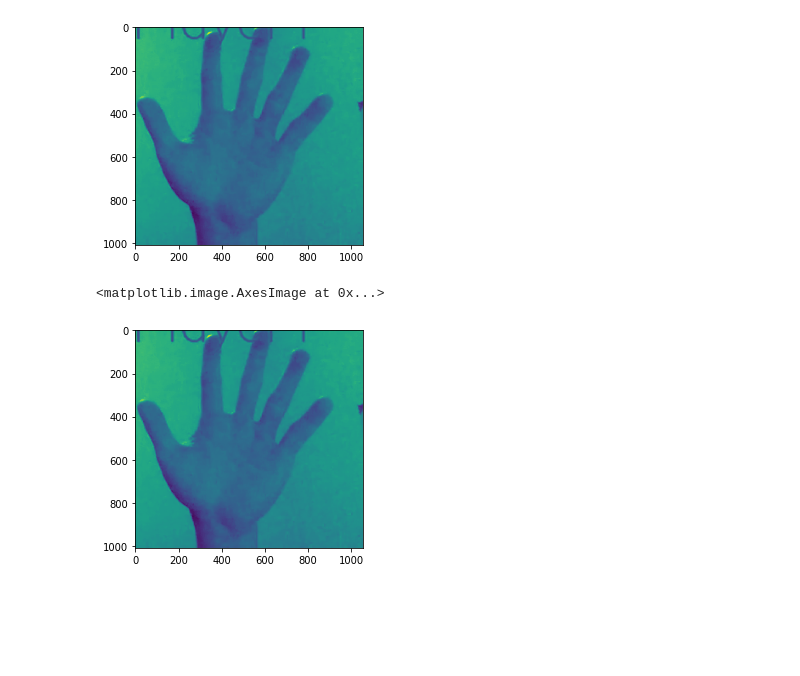
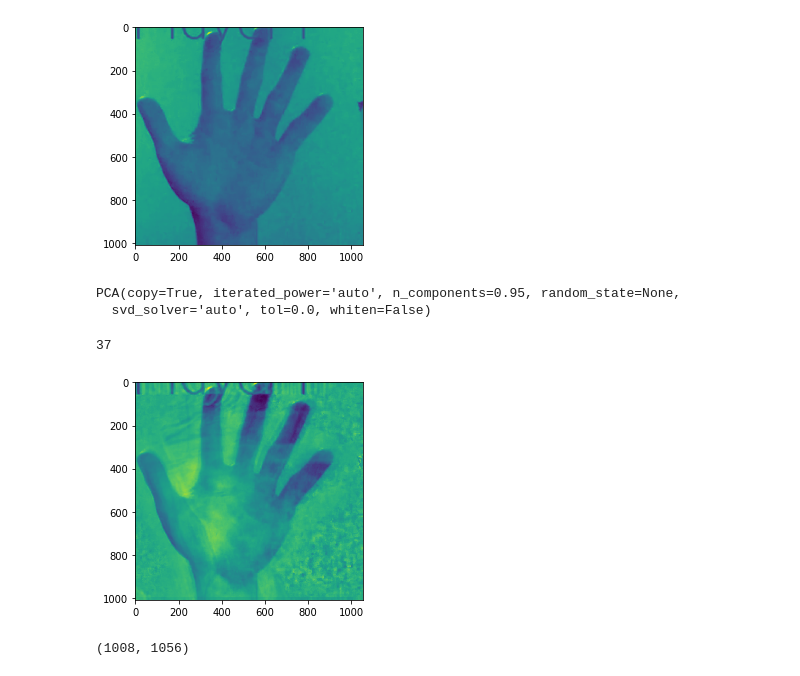
Before and after one commit to lev1khachatryan/ASDS_CV, a Jupyter notebook: Homeworks/Homework_1/Homework_1_conv_responses.ipynb, the cells around one changed output. Saved outputs shown, nothing was run; the diff lists cells and outputs as text; code cells hidden in the pictures; blank space fills up the shorter version.

```diff
--- a/Homeworks/Homework_1/Homework_1_conv_responses.ipynb
+++ b/Homeworks/Homework_1/Homework_1_conv_responses.ipynb
@@ -169 +177,28 @@ for frame in tqdm(frames_gr):
+# %%
+scaler = StandardScaler()
+
+scaler.fit(frames_gr_minimized_flatten)
+
+frames_gr_minimized_flatten = scaler.transform(frames_gr_minimized_flatten)
+# %%
+pca = PCA(.95)
+# %%
+pca.fit(frames_gr_minimized_flatten)
+# %% [output]
+PCA(copy=True, iterated_power='auto', n_components=0.95, random_state=None,
+  svd_solver='auto', tol=0.0, whiten=False)
+# %%
+pca.n_components_
+# %% [output]
+37
+# %%
+frames_gr_minimized_flatten_pca = pca.transform(frames_gr_minimized_flatten)
+# %%
+plt.imshow(pca.inverse_transform(frames_gr_minimized_flatten_pca[18]).reshape(1008,1056));
+# %% [output]
+[figure, added]
+# %%
+pca.inverse_transform(frames_gr_minimized_flatten_pca[18]).reshape(1008,1056).shape
+# %% [output]
+(1008, 1056)
 # %%
@@ -171,5 +205,0 @@ kernel = frames_gr_minimized[18]
-# %%
-plt.imshow(kernel)
-# %% [output]
-<matplotlib.image.AxesImage at 0x...>
-[figure, removed]
```
Also changed, not shown: parts of 19 cells of this notebook.
